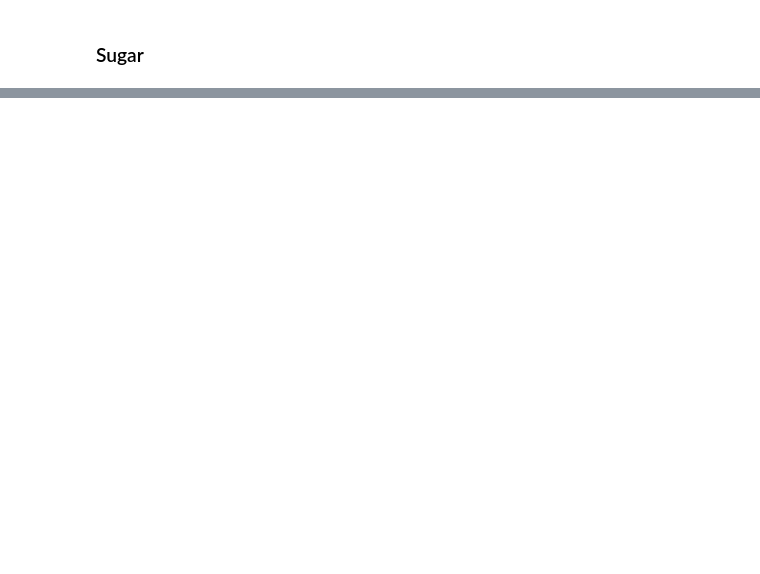
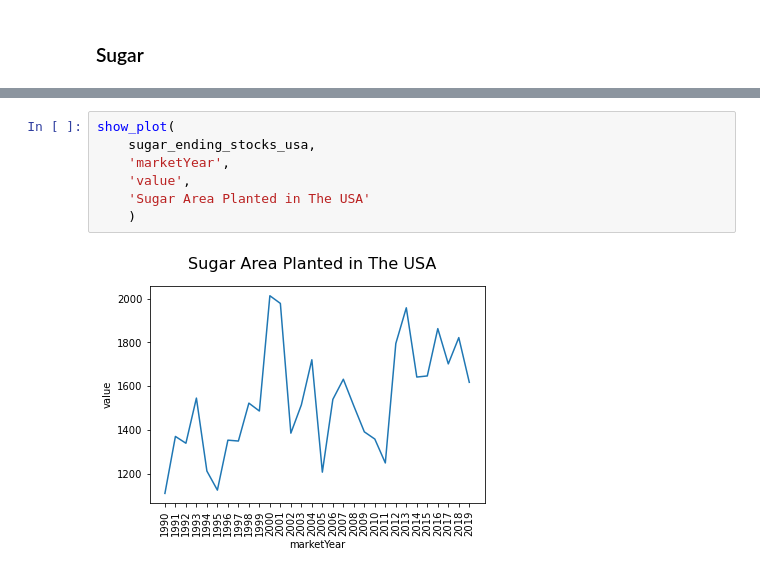
Before and after one commit to DmitriyKhodykin/AgroUS, a Jupyter notebook: notebooks/analytics.ipynb, the cells around one changed output, grey strips where cells are left out. Cells and saved outputs as stored; diff of their text form; blank space fills up the shorter version.

```diff
--- a/notebooks/analytics.ipynb
+++ b/notebooks/analytics.ipynb
@@ -176,0 +158,9 @@ show_barplot(cotton_production, 'marketYear', 'value')
+# %%
+show_plot(
+    sugar_ending_stocks_usa,
+    'marketYear',
+    'value',
+    'Sugar Area Planted in The USA'
+    )
+# %% [output]
+[figure, added]
```
Also changed, not shown: parts of 19 cells of this notebook.
